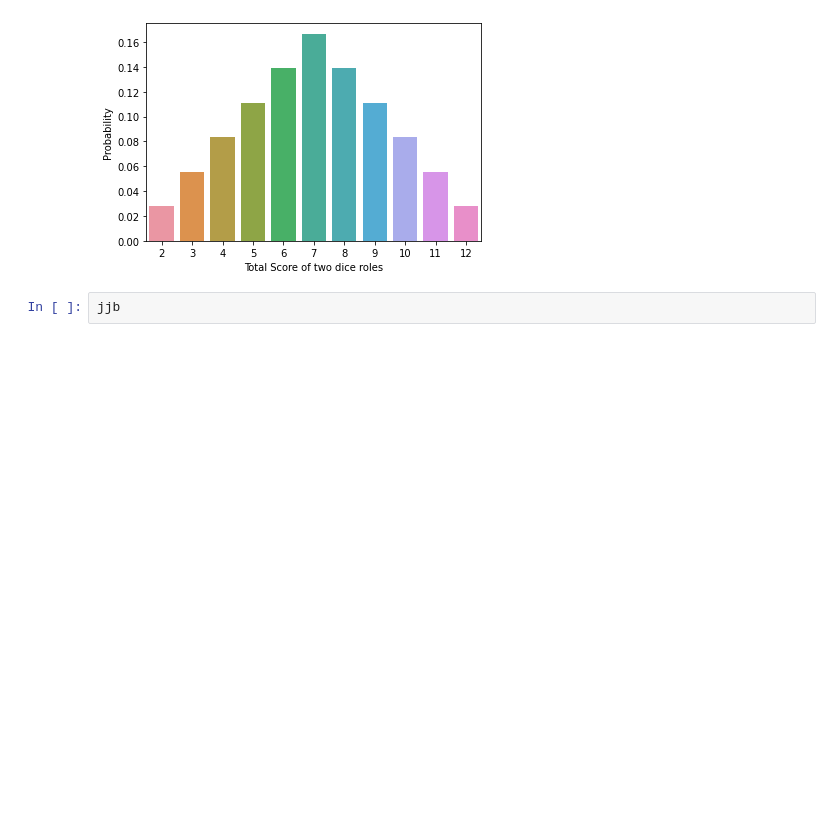
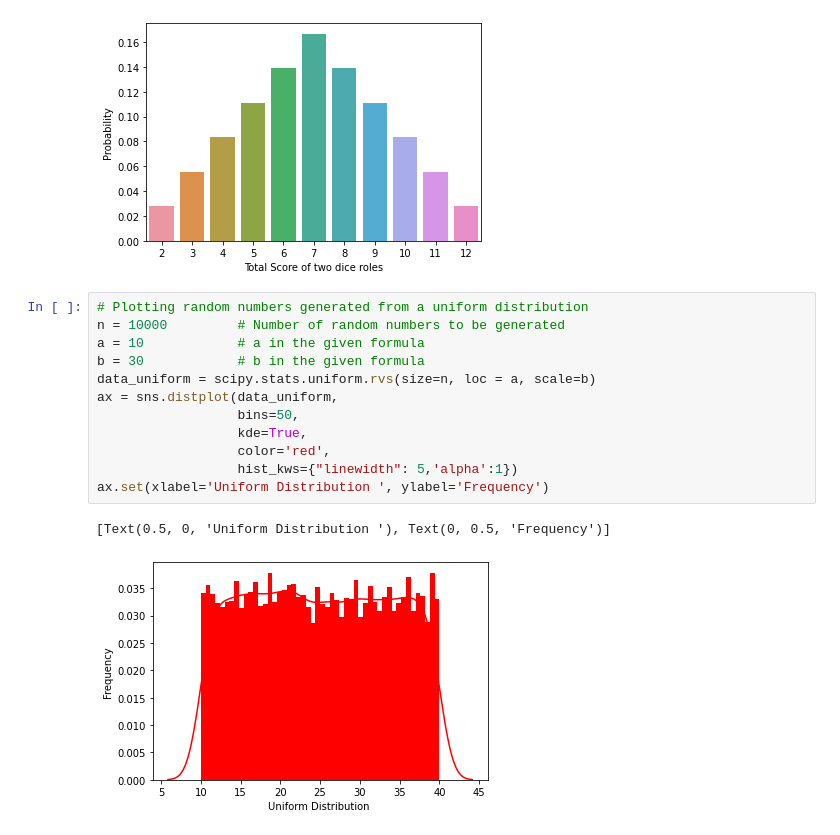
Before and after one commit to saurabhnirwan11/IIT_assignments, a Jupyter notebook: probability_assign_1.ipynb, the cells around one changed output. Cells and saved outputs as stored; diff of their text form; blank space fills up the shorter version.

```diff
--- a/probability_assign_1.ipynb
+++ b/probability_assign_1.ipynb
@@ -238,5 +238,18 @@ ax = sns.barplot(
 9                              11     0.055556
 10                             12     0.027778
 [figure]
-# %%
-jjb
+# %%
+# Plotting random numbers generated from a uniform distribution
+n = 10000         # Number of random numbers to be generated
+a = 10            # a in the given formula
+b = 30            # b in the given formula
+data_uniform = scipy.stats.uniform.rvs(size=n, loc = a, scale=b)
+ax = sns.distplot(data_uniform,
+                  bins=50,
+                  kde=True,
+                  color='red',
+                  hist_kws={"linewidth": 5,'alpha':1})
+ax.set(xlabel='Uniform Distribution ', ylabel='Frequency')
+# %% [output]
+[Text(0.5, 0, 'Uniform Distribution '), Text(0, 0.5, 'Frequency')]
+[figure, added]
```
Also changed, not shown: parts of 11 cells of this notebook, 3 other files.
